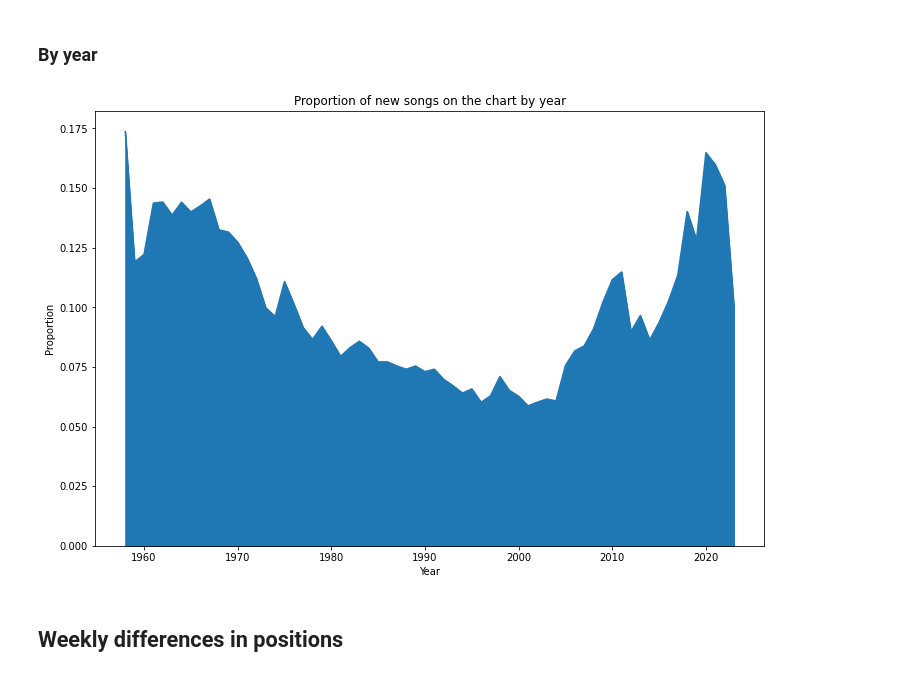
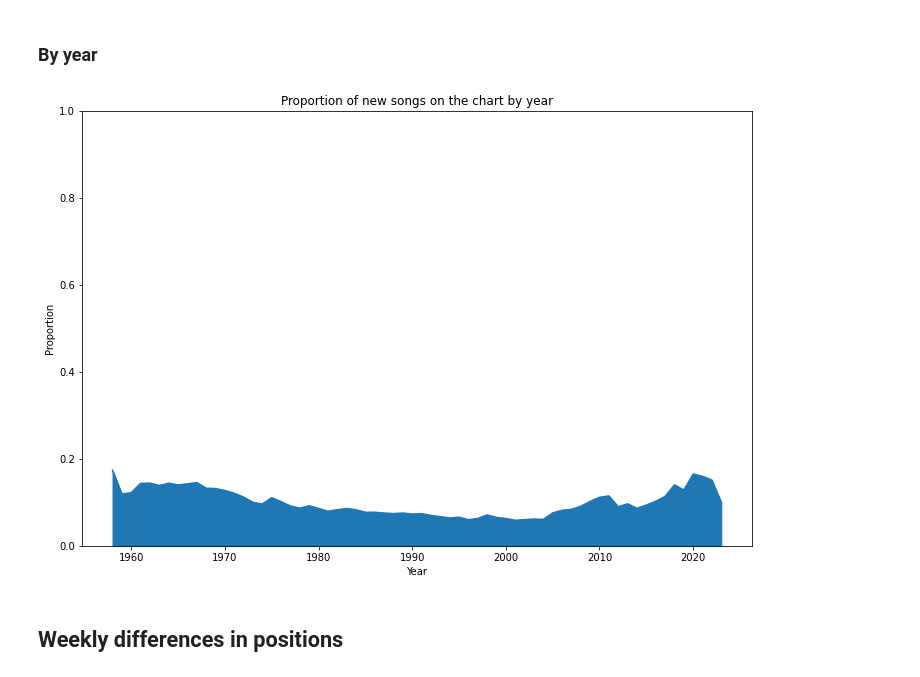
Before and after one commit to martalech/pop_charts_dynamics, a Jupyter notebook: data_statistics.ipynb, the cells around one changed output. Saved outputs shown, nothing was run; the diff lists cells and outputs as text; code cells hidden in the pictures.

```diff
--- a/data_statistics.ipynb
+++ b/data_statistics.ipynb
@@ -143,14 +129,15 @@ plt.show()
 # %%
 cross_tab_songs_yearly = billboard_hot_100[["year", "new_song"]].groupby(by="year").mean()
 cross_tab_songs_yearly.plot(kind="area", figsize=(12, 8), legend=False, rot=0)
 
 plt.title("Proportion of new songs on the chart by year")
 plt.xlabel("Year")
 plt.ylabel("Proportion")
+plt.ylim([0, 1])
 
 plt.show()
 # %% [output]
-[figure, old version]
+[figure, new version]
 # %% [markdown]
 ## Weekly differences in positions
 # %%
```
Also changed, not shown: parts of 12 cells of this notebook.
